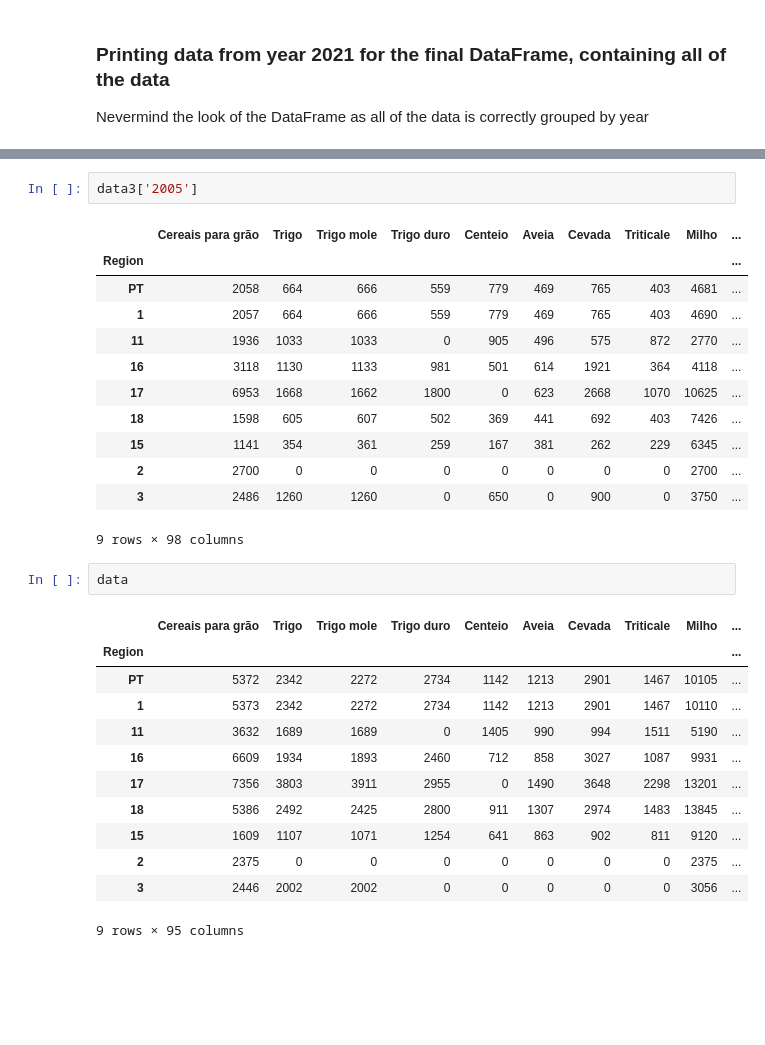
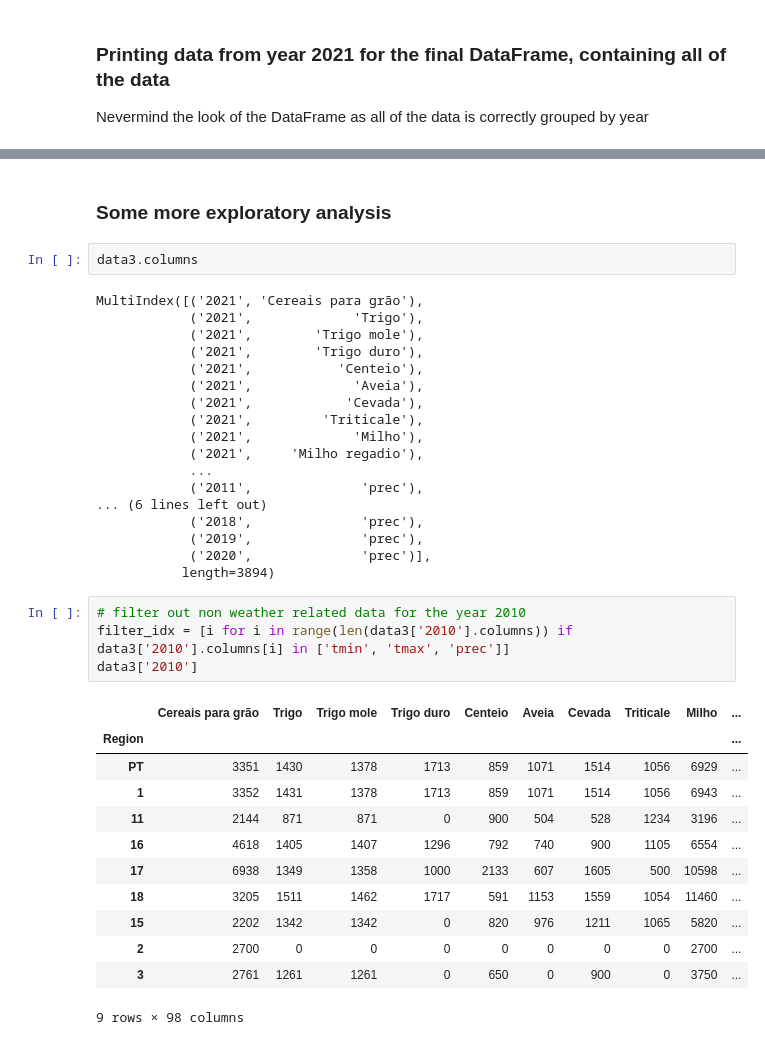
Before and after one commit to FMarques8/FCD-Project-1-2, a Jupyter notebook: INE_data_treatment.ipynb, the cells around one changed output, grey strips where cells are left out. Cells and saved outputs as stored; diff of their text form; blank space fills up the shorter version.

```diff
--- a/INE_data_treatment.ipynb
+++ b/INE_data_treatment.ipynb
@@ -695,30 +695,39 @@ Nevermind the look of the DataFrame as all of the data is correctly grouped by y
+# %% [markdown]
+### Some more exploratory analysis
 # %%
-data3['2005']
+data3.columns
 # %% [output]
-|  | Cereais para grão | Trigo | Trigo mole | Trigo duro | Centeio | Aveia | Cevada | Triticale | Milho | ... |
-| Region |  |  |  |  |  |  |  |  |  | ... |
-| PT | 2058 | 664 | 666 | 559 | 779 | 469 | 765 | 403 | 4681 | ... |
-| 1 | 2057 | 664 | 666 | 559 | 779 | 469 | 765 | 403 | 4690 | ... |
-| 11 | 1936 | 1033 | 1033 | 0 | 905 | 496 | 575 | 872 | 2770 | ... |
-| 16 | 3118 | 1130 | 1133 | 981 | 501 | 614 | 1921 | 364 | 4118 | ... |
-| 17 | 6953 | 1668 | 1662 | 1800 | 0 | 623 | 2668 | 1070 | 10625 | ... |
-| 18 | 1598 | 605 | 607 | 502 | 369 | 441 | 692 | 403 | 7426 | ... |
-| 15 | 1141 | 354 | 361 | 259 | 167 | 381 | 262 | 229 | 6345 | ... |
-| 2 | 2700 | 0 | 0 | 0 | 0 | 0 | 0 | 0 | 2700 | ... |
-| 3 | 2486 | 1260 | 1260 | 0 | 650 | 0 | 900 | 0 | 3750 | ... |
-9 rows × 98 columns
+MultiIndex([('2021', 'Cereais para grão'),
+            ('2021',             'Trigo'),
+            ('2021',        'Trigo mole'),
+            ('2021',        'Trigo duro'),
+            ('2021',           'Centeio'),
+            ('2021',             'Aveia'),
+            ('2021',            'Cevada'),
+            ('2021',         'Triticale'),
+            ('2021',             'Milho'),
+            ('2021',     'Milho regadio'),
+            ...
+            ('2011',              'prec'),
+... (6 lines left out)
+            ('2018',              'prec'),
+            ('2019',              'prec'),
+            ('2020',              'prec')],
+           length=3894)
-# %%
-data
-# %% [output]
-|  | Cereais para grão | Trigo | Trigo mole | Trigo duro | Centeio | Aveia | Cevada | Triticale | Milho | ... |
-| Region |  |  |  |  |  |  |  |  |  | ... |
-| PT | 5372 | 2342 | 2272 | 2734 | 1142 | 1213 | 2901 | 1467 | 10105 | ... |
-| 1 | 5373 | 2342 | 2272 | 2734 | 1142 | 1213 | 2901 | 1467 | 10110 | ... |
-| 11 | 3632 | 1689 | 1689 | 0 | 1405 | 990 | 994 | 1511 | 5190 | ... |
-| 16 | 6609 | 1934 | 1893 | 2460 | 712 | 858 | 3027 | 1087 | 9931 | ... |
-| 17 | 7356 | 3803 | 3911 | 2955 | 0 | 1490 | 3648 | 2298 | 13201 | ... |
-| 18 | 5386 | 2492 | 2425 | 2800 | 911 | 1307 | 2974 | 1483 | 13845 | ... |
-| 15 | 1609 | 1107 | 1071 | 1254 | 641 | 863 | 902 | 811 | 9120 | ... |
-| 2 | 2375 | 0 | 0 | 0 | 0 | 0 | 0 | 0 | 2375 | ... |
-| 3 | 2446 | 2002 | 2002 | 0 | 0 | 0 | 0 | 0 | 3056 | ... |
-9 rows × 95 columns
+# %%
+# filter out non weather related data for the year 2010
+filter_idx = [i for i in range(len(data3['2010'].columns)) if data3['2010'].columns[i] in ['tmin', 'tmax', 'prec']]
+data3['2010']
+# %% [output]
+|  | Cereais para grão | Trigo | Trigo mole | Trigo duro | Centeio | Aveia | Cevada | Triticale | Milho | ... |
+| Region |  |  |  |  |  |  |  |  |  | ... |
+| PT | 3351 | 1430 | 1378 | 1713 | 859 | 1071 | 1514 | 1056 | 6929 | ... |
+| 1 | 3352 | 1431 | 1378 | 1713 | 859 | 1071 | 1514 | 1056 | 6943 | ... |
+| 11 | 2144 | 871 | 871 | 0 | 900 | 504 | 528 | 1234 | 3196 | ... |
+| 16 | 4618 | 1405 | 1407 | 1296 | 792 | 740 | 900 | 1105 | 6554 | ... |
+| 17 | 6938 | 1349 | 1358 | 1000 | 2133 | 607 | 1605 | 500 | 10598 | ... |
+| 18 | 3205 | 1511 | 1462 | 1717 | 591 | 1153 | 1559 | 1054 | 11460 | ... |
+| 15 | 2202 | 1342 | 1342 | 0 | 820 | 976 | 1211 | 1065 | 5820 | ... |
+| 2 | 2700 | 0 | 0 | 0 | 0 | 0 | 0 | 0 | 2700 | ... |
+| 3 | 2761 | 1261 | 1261 | 0 | 650 | 0 | 900 | 0 | 3750 | ... |
+9 rows × 98 columns
```
Also changed, not shown: parts of 7 cells of this notebook.
